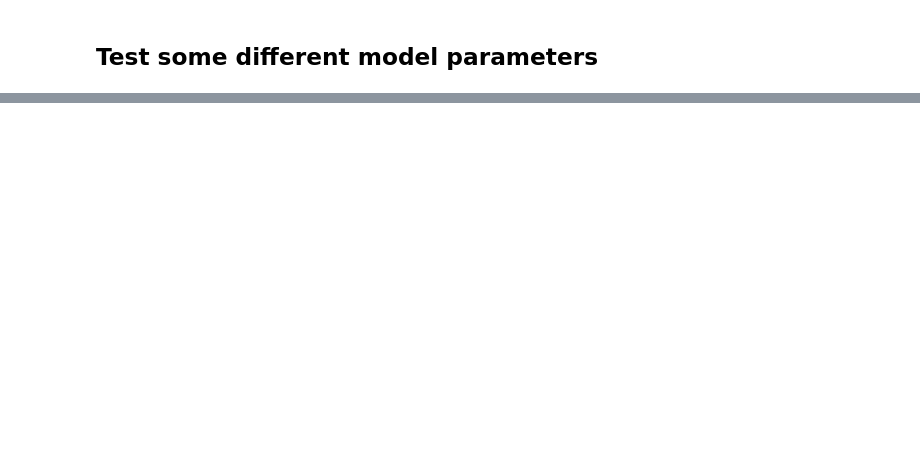
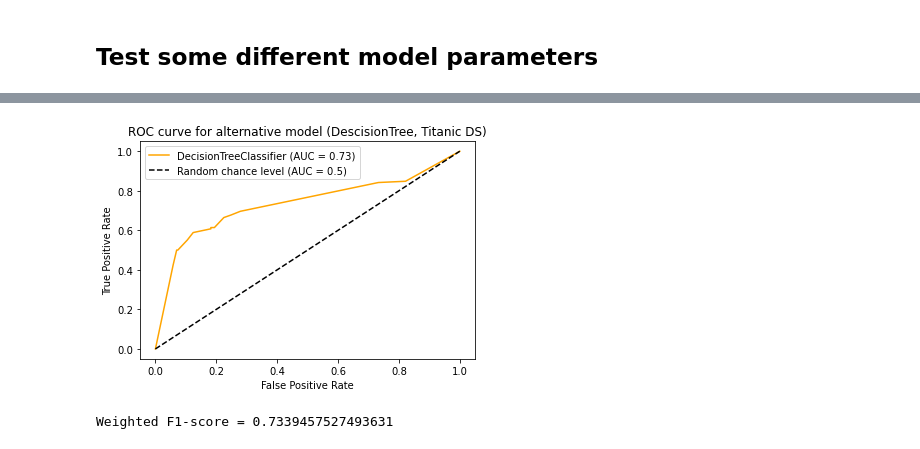
Before and after one commit to albrecht-flo/MALIS-survival-prediction, a Jupyter notebook: data/Descision_tree_exploration.ipynb, the cells around one changed output, grey strips where cells are left out. Saved outputs shown, nothing was run; the diff lists cells and outputs as text; code cells hidden in the pictures; blank space fills up the shorter version.

```diff
--- a/data/Descision_tree_exploration.ipynb
+++ b/data/Descision_tree_exploration.ipynb
@@ -347 +352,10 @@ Test score = 0.7355769230769231
 Missing classifications = 0
+# %%
+mutil.plot_roc(model, test_x, test_y, "ROC curve for alternative model (DescisionTree, Titanic DS)")
+# %% [output]
+[figure, added]
+# %%
+f1 = mutil.calc_f1(model, test_x, test_y)
+print(f"Weighted F1-score = {f1}")
+# %% [output]
+Weighted F1-score = 0.7339457527493631
```
Also changed, not shown: parts of 4 cells of this notebook, 7 other files.
